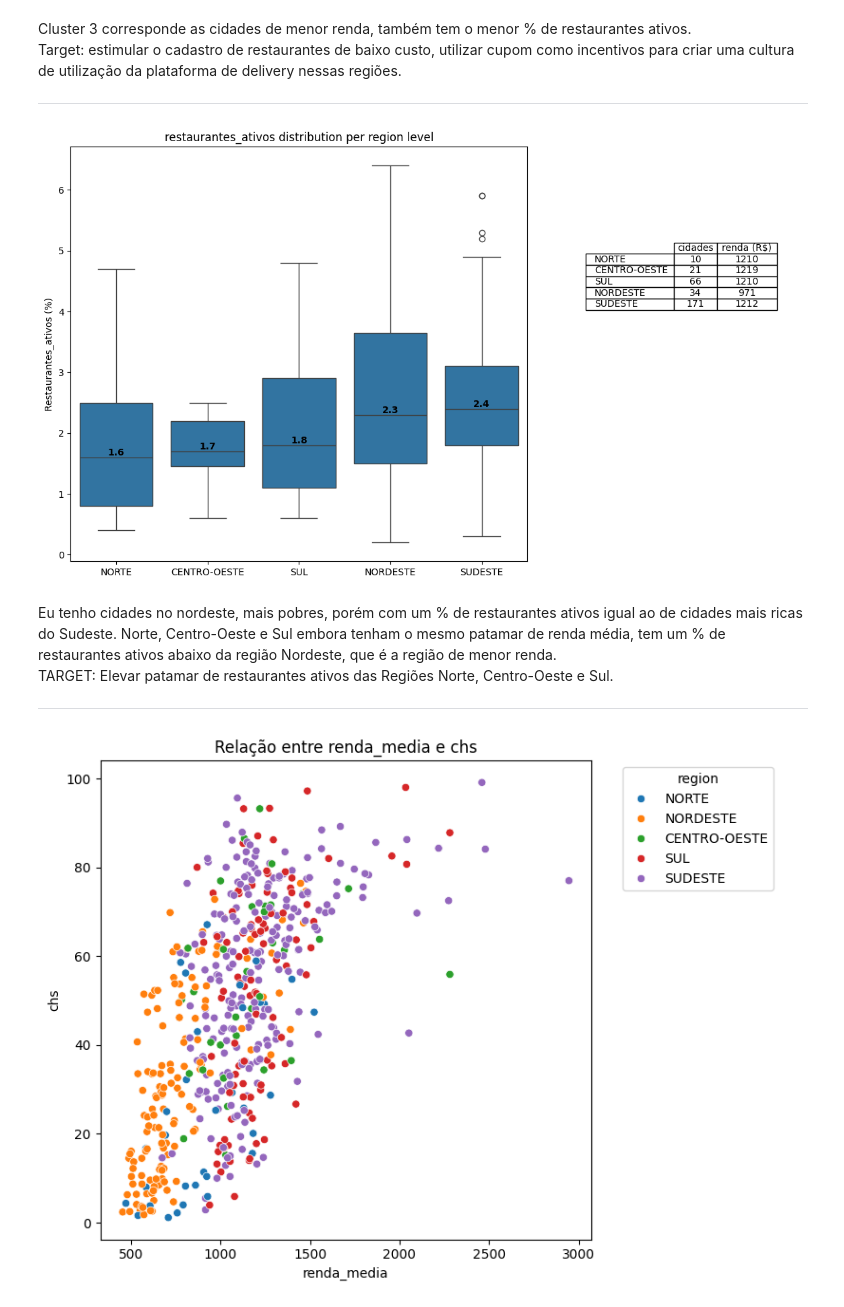
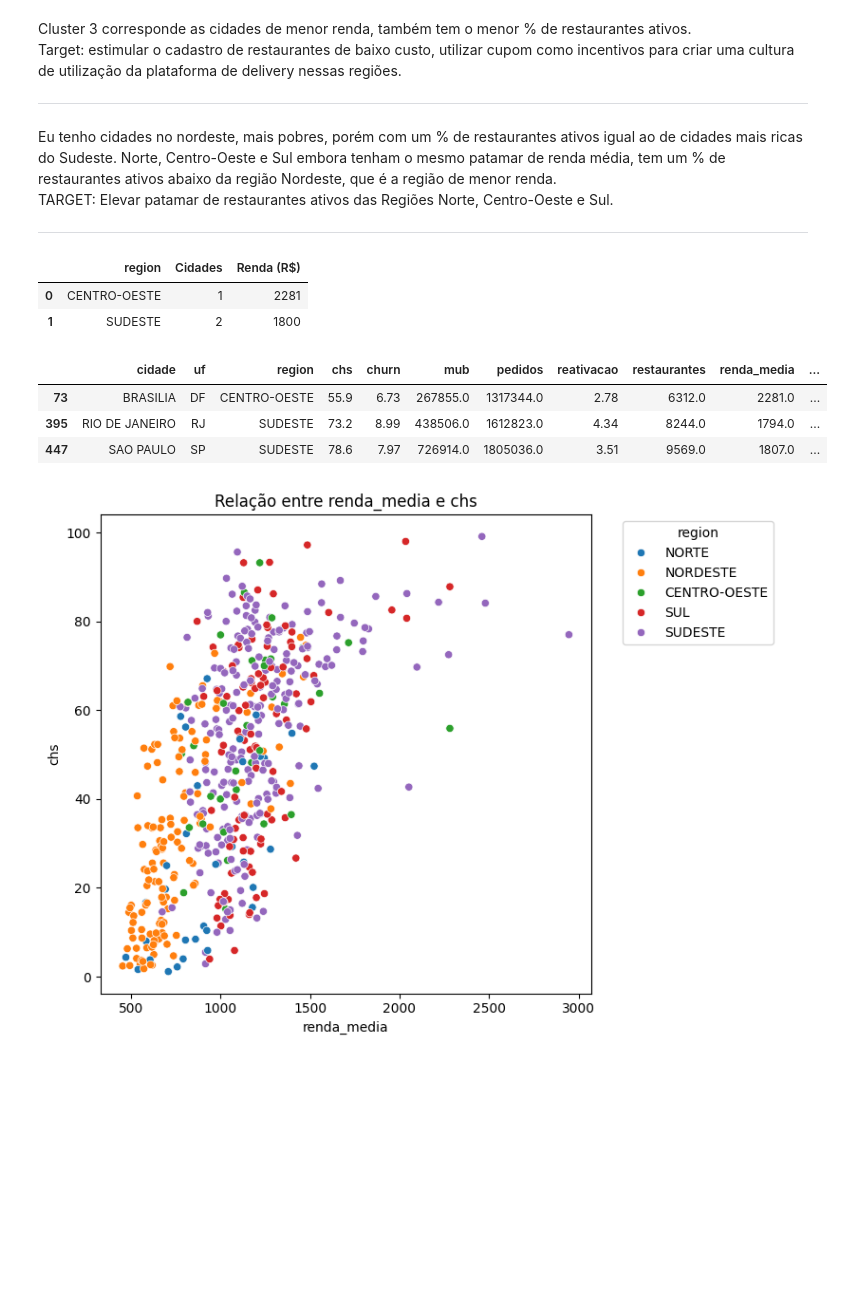
Before and after one commit to j4-metrics/Case-Ifood---Data-Analyst, a Jupyter notebook: PS_Ifood_Data_Analyst.ipynb, the cells around one changed output. Cells and saved outputs as stored; diff of their text form; code cells hidden in the pictures; blank space fills up the shorter version.

```diff
--- a/PS_Ifood_Data_Analyst.ipynb
+++ b/PS_Ifood_Data_Analyst.ipynb
@@ -715,13 +742,33 @@ Cluster 3 corresponde as cidades de menor renda, também tem o menor % de restau
 Target: estimular o cadastro de restaurantes de baixo custo, utilizar cupom como incentivos para criar uma cultura de utilização da plataforma de delivery nessas regiões.
 ___
 # %%
-mf.boxplot_table(df=df_median, cluster=3)
+mf.boxplot_table_plotly(df=df_median, cluster=3)
-# %% [output]
-[figure, removed]
 # %% [markdown]
 Eu tenho cidades no nordeste, mais pobres, porém com um % de restaurantes ativos igual ao de cidades mais ricas do Sudeste. Norte, Centro-Oeste e Sul embora tenham o mesmo patamar de renda média, tem um % de restaurantes ativos abaixo da região Nordeste, que é a região de menor renda.\
 TARGET: Elevar patamar de restaurantes ativos das Regiões Norte, Centro-Oeste e Sul.
 ___
+# %%
+filtered_df = df_median[df_median['cluster'] == 1]
+
+aggregation = filtered_df.groupby('region').agg({
+'cidade': 'count',
+'renda_media': 'median'
+}).rename(columns={'region': 'Região', 'cidade': 'Cidades', 'renda_media': 'Renda (R$)'}).reset_index()
+
+# Transform specific columns to integers
+aggregation = aggregation.astype({'Cidades': 'int', 'Renda (R$)': 'int'})
+aggregation
+# %% [output]
+|  | region | Cidades | Renda (R$) |
+| 0 | CENTRO-OESTE | 1 | 2281 |
+| 1 | SUDESTE | 2 | 1800 |
+# %%
+filtered_df
+# %% [output]
+|  | cidade | uf | region | chs | churn | mub | pedidos | reativacao | restaurantes | renda_media | ... |
+| 73 | BRASILIA | DF | CENTRO-OESTE | 55.9 | 6.73 | 267855.0 | 1317344.0 | 2.78 | 6312.0 | 2281.0 | ... |
+| 395 | RIO DE JANEIRO | RJ | SUDESTE | 73.2 | 8.99 | 438506.0 | 1612823.0 | 4.34 | 8244.0 | 1794.0 | ... |
+| 447 | SAO PAULO | SP | SUDESTE | 78.6 | 7.97 | 726914.0 | 1805036.0 | 3.51 | 9569.0 | 1807.0 | ... |
 # %%
 mf.plot_scatter(data=df_median, x='renda_media', y='chs', hue='region')
 # %% [output]
```
Also changed, not shown: parts of 25 cells of this notebook, 1 other file.
